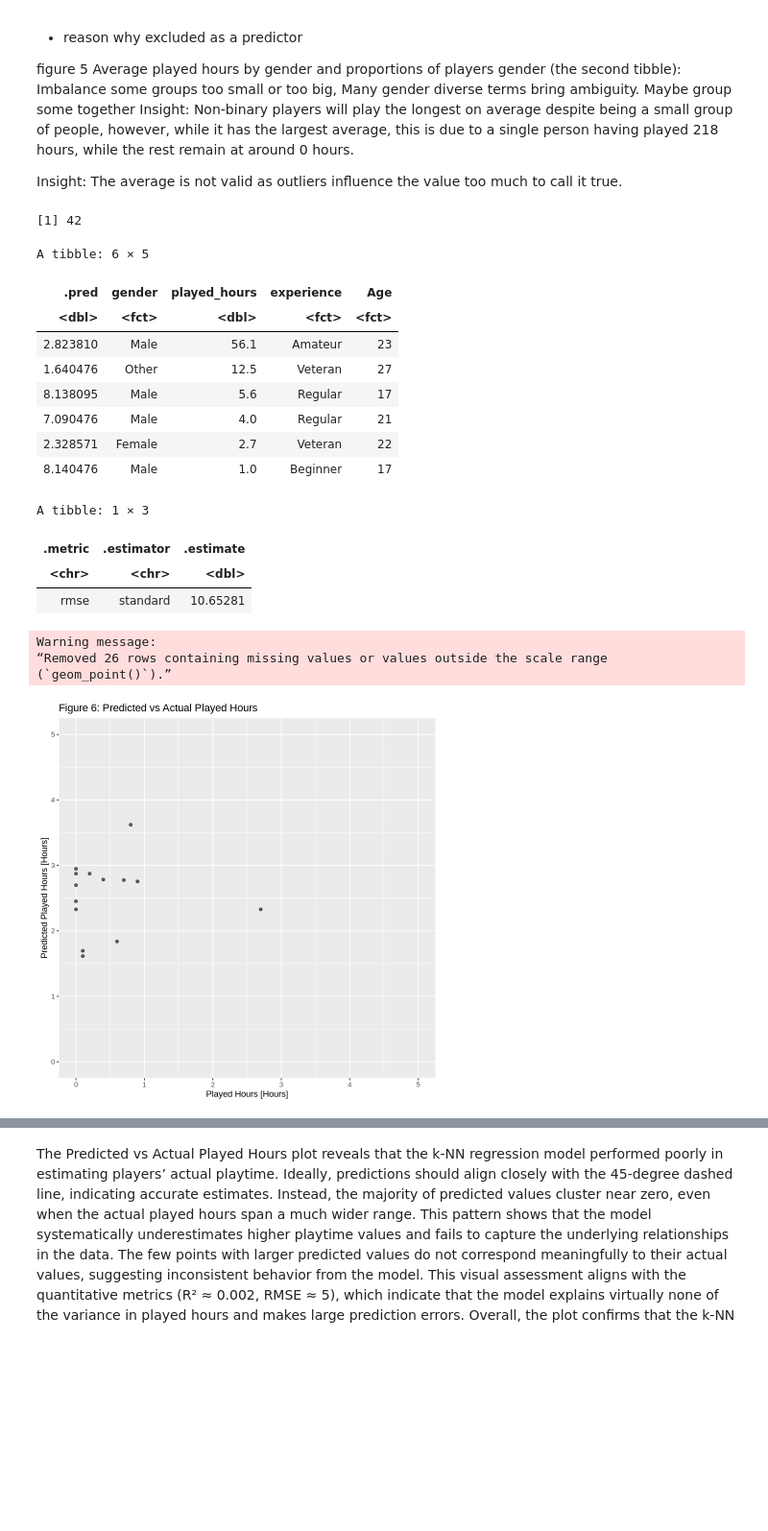
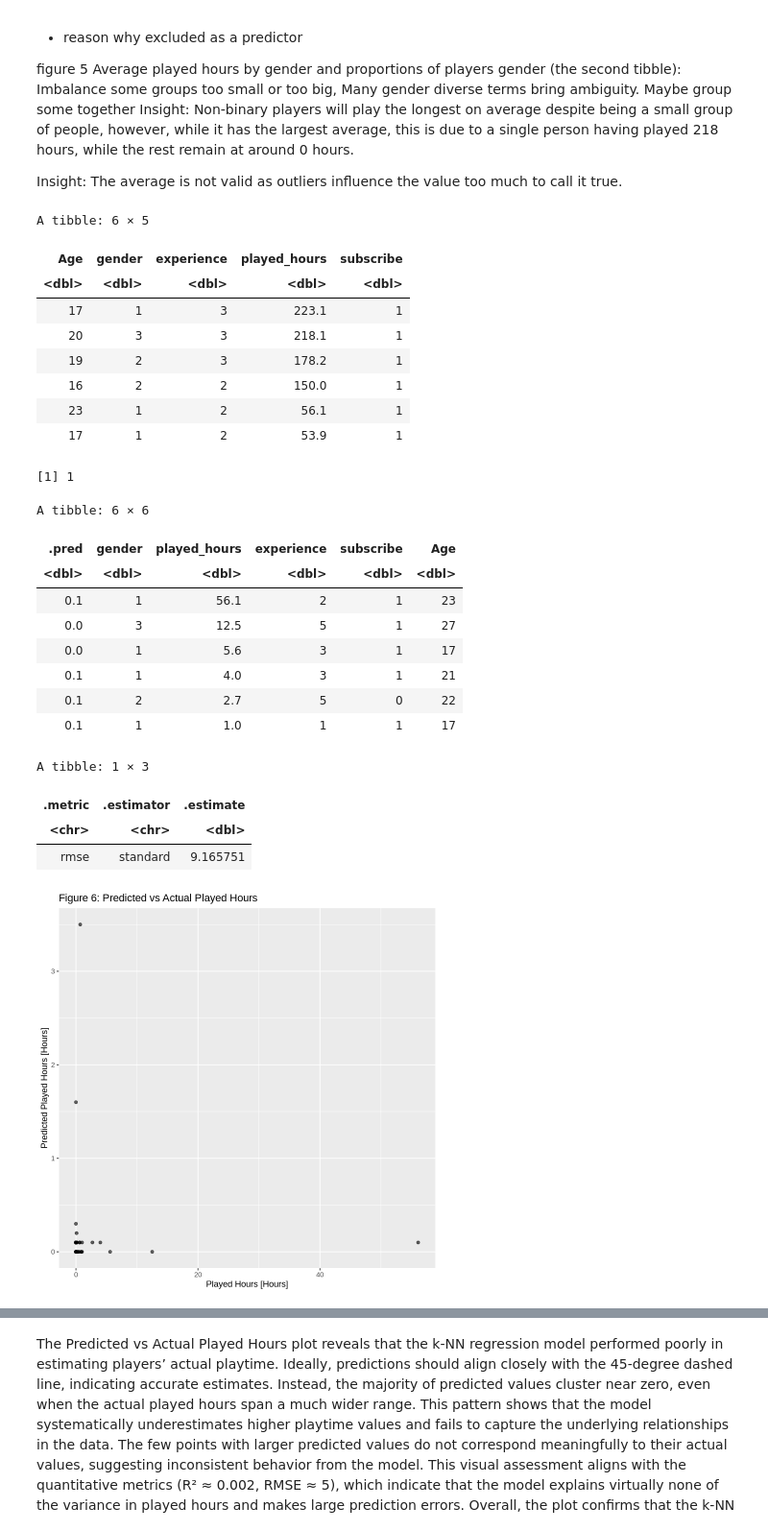
Before and after one commit to ctrl-tiramisu/dsci100-group-008, a Jupyter notebook: dupi.ipynb, the cells around one changed output, grey strips where cells are left out. Shown at 96% size. Cells and saved outputs as stored; diff of their text form; code cells hidden in the pictures; blank space fills up the shorter version.

```diff
--- a/dupi.ipynb
+++ b/dupi.ipynb
@@ -125,14 +107,23 @@ A tibble: 1 × 6
 
 
 players_tidy <- players|>
-    mutate(Age = factor(Age),
-        subscribe = factor(subscribe),
+    mutate(Age = as.numeric(Age),
+        subscribe = as.numeric(subscribe),
         experience = factor(experience, levels = c("Beginner", "Amateur", "Regular", "Veteran", "Pro")), #levels to ensure R does not order alphabeticall but with progressiong
         gender = factor(gender)) |>
     arrange(desc(played_hours))
-head(players_tidy)
+
 
 players_tidy<- players_tidy |>
     select(Age, gender, experience, played_hours, subscribe) |>
     drop_na()
+
+players_tidy <- players_tidy |> mutate(
+    gender = case_when(
+      gender %in% c("Male") ~ "Male",
+      gender %in% c("Female") ~ "Female",
+      TRUE ~ "Other"),
+    gender = as.factor(gender))
+
+head(players_tidy)
 # %% [output]
@@ -259,9 +244,33 @@ players_tidy <- players_tidy |> mutate(
       gender %in% c("Female") ~ "Female",
       TRUE ~ "Other"),
     gender = as.factor(gender))
+
+players_number <- players_tidy |>
+mutate(gender = case_when(
+      gender %in% c("Male") ~ 1,
+      gender %in% c("Female") ~ 2,
+      TRUE ~ 3))|>
+mutate(experience = case_when(
+      experience %in% c("Beginner") ~ 1,
+      experience %in% c("Amateur") ~ 2,
+      experience %in% c("Regular") ~ 3,
+      experience %in% c("Pro") ~ 4,
+      experience %in% c("Veteran") ~ 5))
+
+head(players_number)
+# %% [output]
+A tibble: 6 × 5
+| Age | gender | experience | played_hours | subscribe |
+| <dbl> | <dbl> | <dbl> | <dbl> | <dbl> |
+| 17 | 1 | 3 | 223.1 | 1 |
+| 20 | 3 | 3 | 218.1 | 1 |
+| 19 | 2 | 3 | 178.2 | 1 |
+| 16 | 2 | 2 | 150.0 | 1 |
+| 23 | 1 | 2 | 56.1 | 1 |
+| 17 | 1 | 2 | 53.9 | 1 |
 # %%
 ## Select for only predictors and target variables
-players_selected <- select(players_tidy, gender, played_hours, experience,  Age)
+players_selected <- select(players_number, gender, played_hours, experience, subscribe, Age)
 # %%
 ## Split the data 80/20
 
@@ -276,9 +285,6 @@ knn_spec <- nearest_neighbor(weight_func = "rectangular", neighbors = tune()) |>
       set_mode("regression")
 
 players_recipe <- recipe(played_hours ~ ., data = players_training) |>
-    step_unknown(all_predictors()) |>
-    step_dummy(all_predictors()) |>
-    step_zv(all_predictors()) |>
     step_scale(all_predictors()) |>
     step_center(all_predictors())
 
@@ -300,7 +306,7 @@ k_min <- players_min |>
          pull(neighbors)
 k_min
 # %% [output]
-[1] 42
+[1] 1
 # %%
 ## Predict KNN with K min RSME
 
@@ -325,39 +331,34 @@ head(players_summary)
 
 players_metrics
 # %% [output]
-A tibble: 6 × 5
+A tibble: 6 × 6
-| .pred | gender | played_hours | experience | Age |
-| <dbl> | <fct> | <dbl> | <fct> | <fct> |
-| 2.823810 | Male | 56.1 | Amateur | 23 |
-| 1.640476 | Other | 12.5 | Veteran | 27 |
-| 8.138095 | Male | 5.6 | Regular | 17 |
-| 7.090476 | Male | 4.0 | Regular | 21 |
-| 2.328571 | Female | 2.7 | Veteran | 22 |
-| 8.140476 | Male | 1.0 | Beginner | 17 |
+| .pred | gender | played_hours | experience | subscribe | Age |
+| <dbl> | <dbl> | <dbl> | <dbl> | <dbl> | <dbl> |
+| 0.1 | 1 | 56.1 | 2 | 1 | 23 |
+| 0.0 | 3 | 12.5 | 5 | 1 | 27 |
+| 0.0 | 1 | 5.6 | 3 | 1 | 17 |
+| 0.1 | 1 | 4.0 | 3 | 1 | 21 |
+| 0.1 | 2 | 2.7 | 5 | 0 | 22 |
+| 0.1 | 1 | 1.0 | 1 | 1 | 17 |
 A tibble: 1 × 3
 | .metric | .estimator | .estimate |
 | <chr> | <chr> | <dbl> |
-| rmse | standard | 10.65281 |
+| rmse | standard | 9.165751 |
 # %%
 ## Plot the KNN Results
 
 options(repr.plot.width = 7, repr.plot.height = 7)
 
 players_pred_plot <- players_summary |>
       ggplot(aes(x = played_hours, y = .pred)) +
       geom_point(alpha = 0.6) +
       labs(
         title = "Figure 6: Predicted vs Actual Played Hours",
         x = "Played Hours [Hours]",
-        y = "Predicted Played Hours [Hours]") +
-    xlim(0,5) +
-    ylim(0, 5)
+        y = "Predicted Played Hours [Hours]")
 
 
 
 players_pred_plot
 # %% [output]
-Warning message:
-“Removed 26 rows containing missing values or values outside the scale range
-(`geom_point()`).”
-[figure, old version]
+[figure, new version]
```
Also changed, not shown: parts of 4 cells of this notebook.
